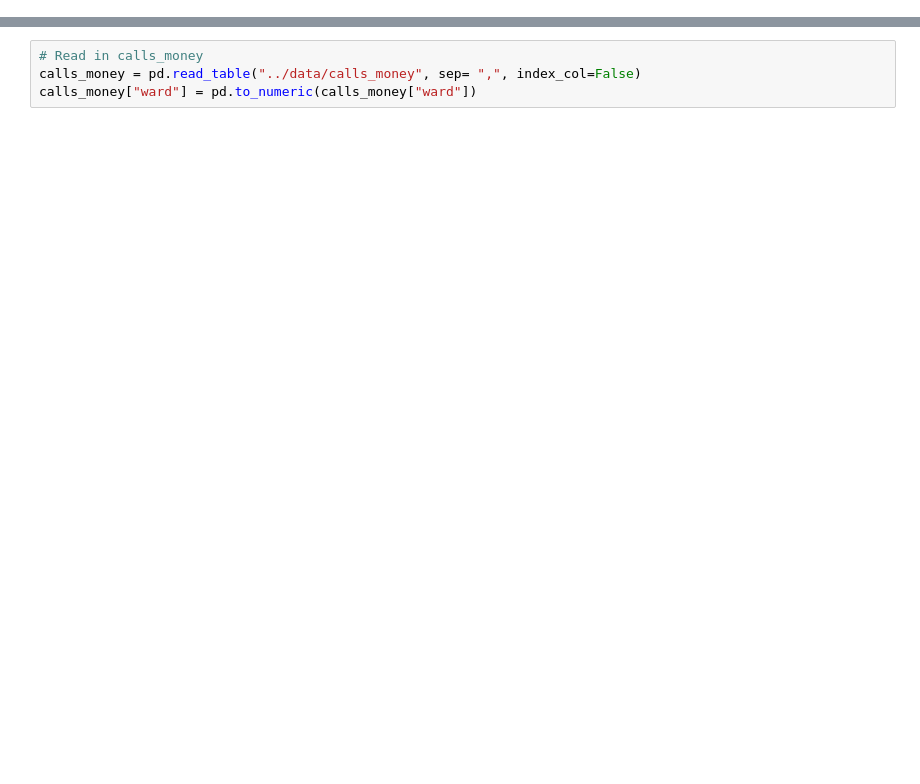
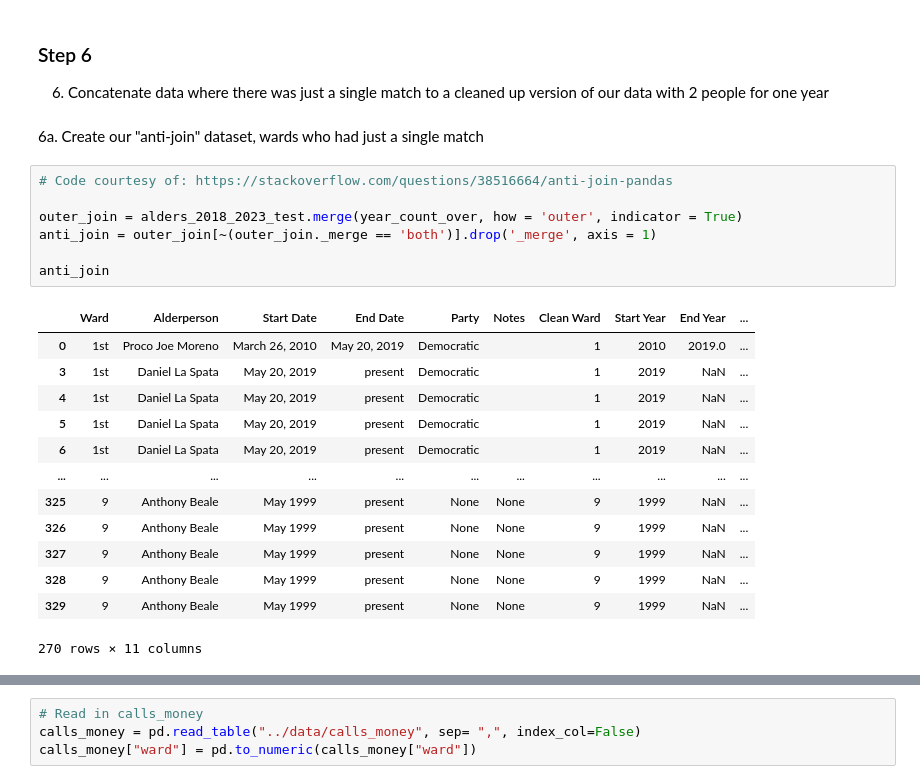
Before and after one commit to uchicago-2025-capp30122/30122-project-gitmoney, a Jupyter notebook: Scraper/join_ward_jsons.ipynb, the cells around one changed output, grey strips where cells are left out. Saved outputs shown, nothing was run; the diff lists cells and outputs as text; blank space fills up the shorter version.

```diff
--- a/Scraper/join_ward_jsons.ipynb
+++ b/Scraper/join_ward_jsons.ipynb
@@ -10,0 +196,26 @@ import csv
+# %% [markdown]
+### Step 6
+6. Concatenate data where there was just a single match to a cleaned up version of our data with 2 people for one year
+# %% [markdown]
+6a. Create our "anti-join" dataset, wards who had just a single match
+# %%
+# Code courtesy of: https://stackoverflow.com/questions/38516664/anti-join-pandas
+
+outer_join = alders_2018_2023_test.merge(year_count_over, how = 'outer', indicator = True)
+anti_join = outer_join[~(outer_join._merge == 'both')].drop('_merge', axis = 1)
+
+anti_join
+# %% [output]
+|  | Ward | Alderperson | Start Date | End Date | Party | Notes | Clean Ward | Start Year | End Year | ... |
+| 0 | 1st | Proco Joe Moreno | March 26, 2010 | May 20, 2019 | Democratic |  | 1 | 2010 | 2019.0 | ... |
+| 3 | 1st | Daniel La Spata | May 20, 2019 | present | Democratic |  | 1 | 2019 | NaN | ... |
+| 4 | 1st | Daniel La Spata | May 20, 2019 | present | Democratic |  | 1 | 2019 | NaN | ... |
+| 5 | 1st | Daniel La Spata | May 20, 2019 | present | Democratic |  | 1 | 2019 | NaN | ... |
+| 6 | 1st | Daniel La Spata | May 20, 2019 | present | Democratic |  | 1 | 2019 | NaN | ... |
+| ... | ... | ... | ... | ... | ... | ... | ... | ... | ... | ... |
+| 325 | 9 | Anthony Beale | May 1999 | present | None | None | 9 | 1999 | NaN | ... |
+| 326 | 9 | Anthony Beale | May 1999 | present | None | None | 9 | 1999 | NaN | ... |
+| 327 | 9 | Anthony Beale | May 1999 | present | None | None | 9 | 1999 | NaN | ... |
+| 328 | 9 | Anthony Beale | May 1999 | present | None | None | 9 | 1999 | NaN | ... |
+| 329 | 9 | Anthony Beale | May 1999 | present | None | None | 9 | 1999 | NaN | ... |
+270 rows × 11 columns
```
Also changed, not shown: parts of 35 cells of this notebook, 2 other files.
